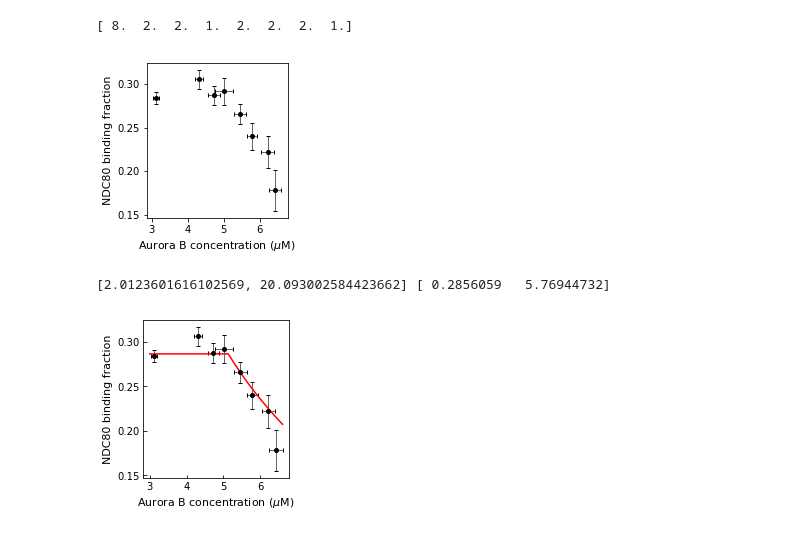
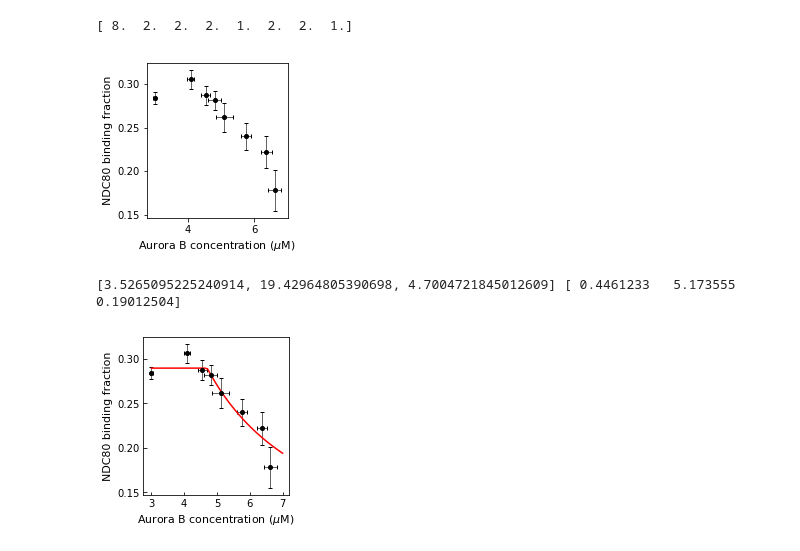
Before and after one commit to elifesciences-publications/AuroraConcentrationAnalysis, a Jupyter notebook: PlotAnalysisResult.ipynb, the cells around one changed output. Saved outputs shown, nothing was run; the diff lists cells and outputs as text; code cells hidden in the pictures.

```diff
--- a/PlotAnalysisResult.ipynb
+++ b/PlotAnalysisResult.ipynb
@@ -17,5 +17,5 @@ grps = ['DMSO','Taxol','5ITu']
 df_res_list = []
 
 for grp in grps:
-    df_res = pd.read_json('AnalysisResults/LineProfileAnalysisResult_%s.json' %grp)
+    df_res = pd.read_json('AnalysisResults/Dist_vs_INCENP_analysis_%s.json' %grp)
     df_res_list.append(df_res)
@@ -146,19 +52,22 @@ plt.tight_layout()
 # %%
 # plot NDC80 Binding fraction vs Aurora B level (in real concentration), bin average
+
+FLIM_list = [FLIMWT,FLIMTaxol,FLIM5ITu]
 
 ms=4
 ew=0.6
 convfactor = 0.42   #FRET fraction  -> binding conversion factor
+#dconvfactor = 0.08 #error in conversion factor
 AuroraPeakConc = 10     #Aurora B peak concentration (from Zaytsev et al Elife)
 fs = 11
 
 # bin average the NDC80 binding fraction vs Aurora B level plot
-X = np.concatenate([df_res['avgintatkin'].values for df_res in df_res_list])
-dX = np.concatenate([df_res['semintatkin'].values for df_res in df_res_list])
+X = np.concatenate([df_res['avgnormint560'].values for df_res in df_res_list])
+dX = np.concatenate([df_res['semnormint560'].values for df_res in df_res_list])
 Y = np.concatenate([df['mean_FRET_fraction']/convfactor for df in FLIM_list])
 dY = np.concatenate([df['std_FRET_fraction']/convfactor for df in FLIM_list])
 
-edges = [0.25,0.4,0.455,0.5,0.525,0.55,0.6,0.625,0.65]
+edges = [0.25,0.35,0.45,0.465,0.5,0.55,0.6,0.65,0.7]
 meanX = np.zeros(len(edges)-1)
 semX = np.zeros(len(edges)-1)
 meanY = np.zeros(len(edges)-1)
@@ -183,65 +92,60 @@ plt.tight_layout()
 
 #fig.savefig('AuroraB_vs_NDC80bindingfraction_binned.pdf',edgecolor=None,facecolor=None)
 # %% [output]
-[ 8.  2.  2.  1.  2.  2.  2.  1.]
+[ 8.  2.  2.  2.  1.  2.  2.  1.]
-[figure, old version]
+[figure, new version]
 # %%
 #NDC80 binding vs Aurora B concentration model:
-def activeAur_vs_Aur_model(x,alpha,C):
+def activeAur_vs_Aur_model(x,K,C):
     #active Aurora B level
     Aa = np.zeros(len(x))
-    Aa[x<(alpha+C)] = C-alpha
-    Aa[x>=(alpha+C)] = x[x>=(alpha+C)]-2*alpha
+    Aa[x<C] = C-K
+    Aa[x>=C] = x[x>=C]-K
 
     return Aa
 
-def NDC80_phosphor_vs_Aur_model(x,alpha,beta,C):
-    Aa = activeAur_vs_Aur_model(x,alpha,C)
+def NDC80_phosphor_vs_Aur_model(x,K,Kphos,C):
+    Aa = activeAur_vs_Aur_model(x,K,C)
 
-    return Aa/(Aa+beta)
+    return 1/(1+Kphos/Aa)
 
 def binding_vs_Aur_model(p,x):
-    #constants
-    a1 = 0.21
-    b1 = 3.26
-    c1 = 0.21
-    a2 = 0.17
-    b2 = 1.95
-    c2 = 0.37
-    C = 3.12 #uM
+    alpha = 1.43
+    beta = 18
+    K,Kphos,C = p
 
-    alpha,beta = p
-
-    P = NDC80_phosphor_vs_Aur_model(x,alpha,beta,C)
-    y = a1*(1-(9*P)**(b2/b1))+c1
+    fphos = NDC80_phosphor_vs_Aur_model(x,K,Kphos,C)
+    y = 1/(1+alpha+beta*fphos)
 
     return y
 # %%
 from kapteyn import kmpfit
 
 #Fitting NDC80 binding vs Aurora concentration data
-fit = kmpfit.simplefit(binding_vs_Aur_model,[2,10],meanX*AuroraPeakConc,meanY,err=semY)
+fit = kmpfit.simplefit(binding_vs_Aur_model,[4,20,5],meanX*AuroraPeakConc,meanY,err=semY)
 
 print(fit.params, np.sqrt(np.diag(fit.covar)))
 
 fig = plt.figure(figsize=(3,3))
 plt.errorbar(meanX*AuroraPeakConc,meanY,
              xerr=semX*AuroraPeakConc,yerr=semY,fmt='o',color='k',capsize=2,mec=None,ms=ms,elinewidth=ew)
 
 # plot fit
-xx = np.linspace(3,6.6,num=50)
+xx = np.linspace(3,7,num=50)
 yy = binding_vs_Aur_model(fit.params,xx)
 plt.plot(xx,yy,'r-')
 
 plt.xlabel('Aurora B concentration ($\mu$M)',fontsize=fs)
+
 plt.ylabel('NDC80 binding fraction',fontsize=fs)
 
 ax = plt.gca()
 ax.tick_params(direction='in')
+ax.set_xticks([3,4,5,6,7])
 
 plt.tight_layout()
 
-#fig.savefig('AuroraB_vs_NDC80bindingfraction_binned_w_fit.pdf',edgecolor=None,facecolor=None)
+fig.savefig('AuroraB_vs_NDC80bindingfraction_binned_w_fit.pdf',edgecolor=None,facecolor=None)
 # %% [output]
-[2.0123601616102569, 20.093002584423662] [ 0.2856059   5.76944732]
+[3.5265095225240914, 19.42964805390698, 4.7004721845012609] [ 0.4461233   5.173555    0.19012504]
-[figure, old version]
+[figure, new version]
```
Also changed, not shown: parts of 14 cells of this notebook, 3 other files.
